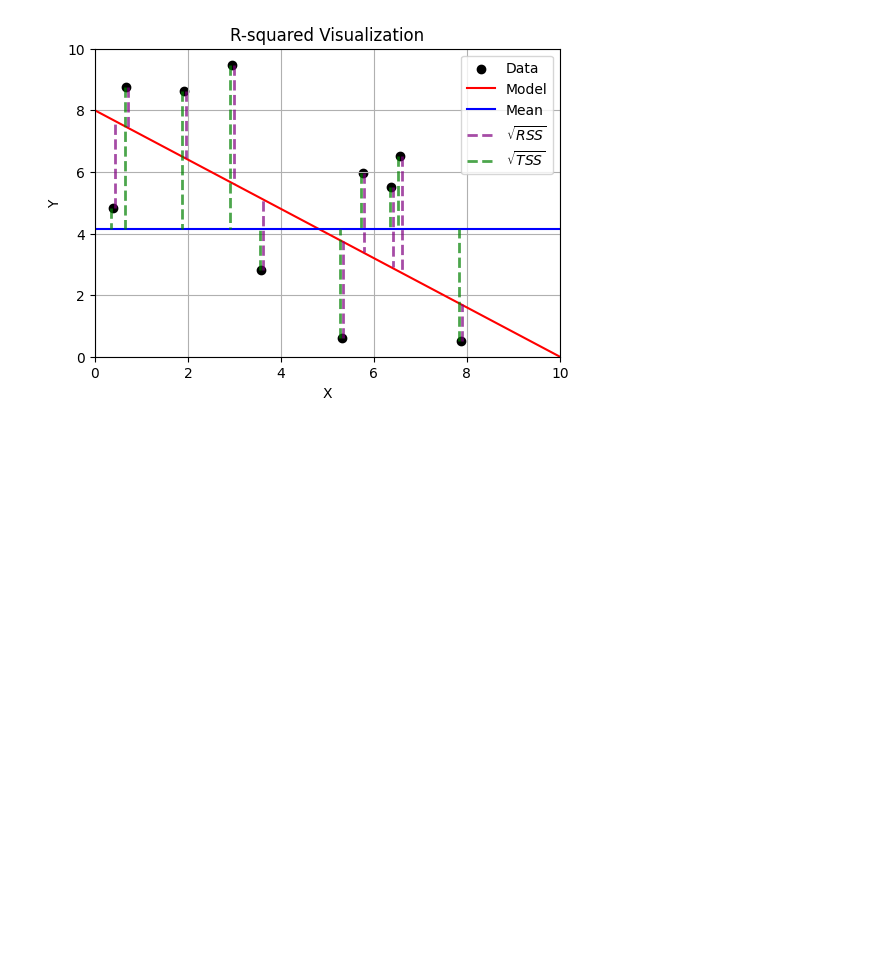
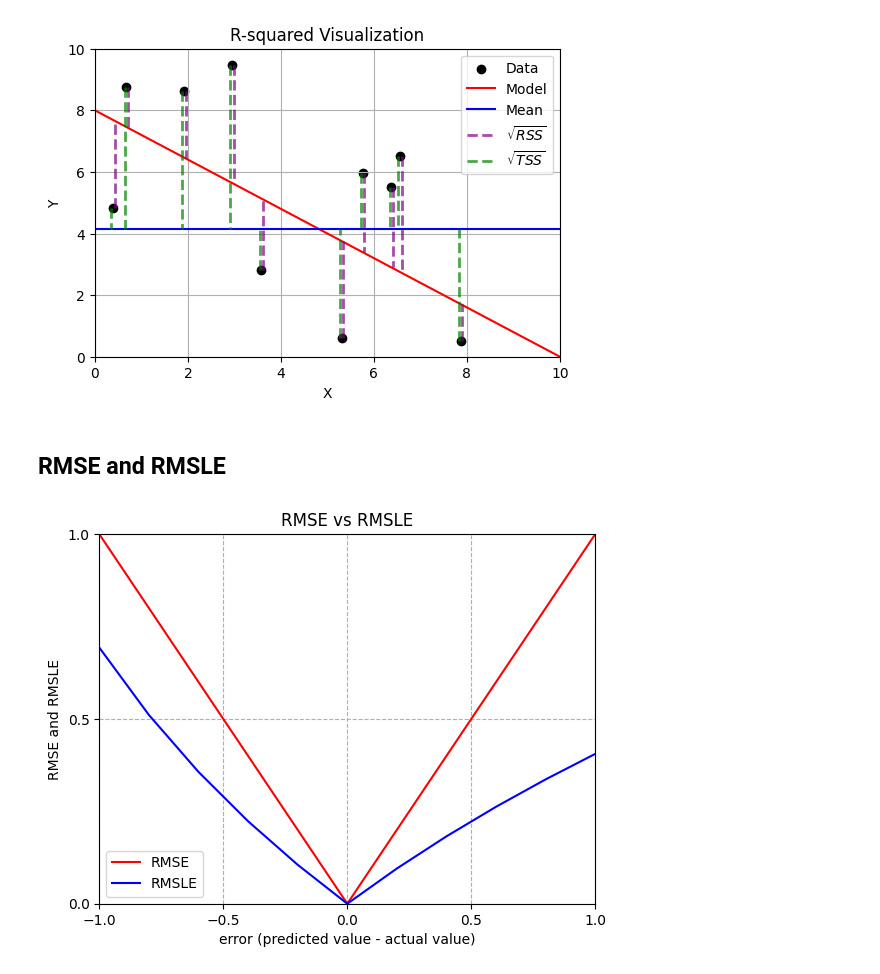
Before and after one commit to CombatWombatHub/aiml-notes, a Jupyter notebook: utils/plotmaker.ipynb, the cells around one changed output. Saved outputs shown, nothing was run; the diff lists cells and outputs as text; code cells hidden in the pictures; blank space fills up the shorter version.

```diff
--- a/utils/plotmaker.ipynb
+++ b/utils/plotmaker.ipynb
@@ -55,3 +57,49 @@ plt.savefig('r_squared_visualization.png')
 plt.show()
 # %% [output]
 [figure]
+# %% [markdown]
+## RMSE and RMSLE
+# %%
+def RMSE(y_true, y_pred):
+    """Calculate Root Mean Squared Error."""
+    return np.sqrt(np.mean((y_true - y_pred) ** 2))
+
+def RMSLE(y_true, y_pred):
+    """Calculate Root Mean Squared Logarithmic Error."""
+    return np.sqrt(np.mean((np.log(y_true + 1) - np.log(y_pred + 1)) ** 2))
+    # the correct way to calculate RMSLE is to use log1p to improve precision when y is small
+    # but that's less clear so I'm skipping it for this illustration
+    #return np.sqrt(np.mean((np.log1p(y_true) - np.log1p(y_pred)) ** 2))
+
+# generate input data
+y_true = [1] * 11 # true will be horizontal
+y_pred = np.linspace(0, 2, 11) # predicted will be sometimes under and sometimes over
+# calculate the error
+err =  y_pred - y_true
+# caclulate RMSE and RMSLE
+rmse = [RMSE(t, p) for t, p in zip(y_true, y_pred)]
+rmsle = [RMSLE(t, p) for t, p in zip(y_true, y_pred)]
+
+# Plot the errors
+#plt.plot(err, y_true, color='green', label='actual value')
+#plt.plot(err, y_pred, color='purple', label='predicted value')
+plt.plot(err, rmse, color='red', label='RMSE')
+plt.plot(err, rmsle, color='blue', label='RMSLE')
+
+# add some labels and a legend
+plt.xlabel('error (predicted value - actual value)')
+plt.ylabel('RMSE and RMSLE')
+plt.title('RMSE vs RMSLE')
+plt.legend()
+plt.grid(which='both', linestyle='--')
+plt.xlim(-1, 1)
+plt.ylim(0, 1)
+#plt.xticks(np.arange(-1, 1.1, 0.1), minor=True)
+plt.xticks(np.arange(-1, 1.1, 0.5))
+plt.yticks(np.arange(0, 1.1, 0.5))
+
+# show and save the figure
+plt.savefig('rmse_vs_rmsle.png')
+plt.show()
+# %% [output]
+[figure, added]
```
Also changed, not shown: parts of 1 cell of this notebook, 2 other files.
